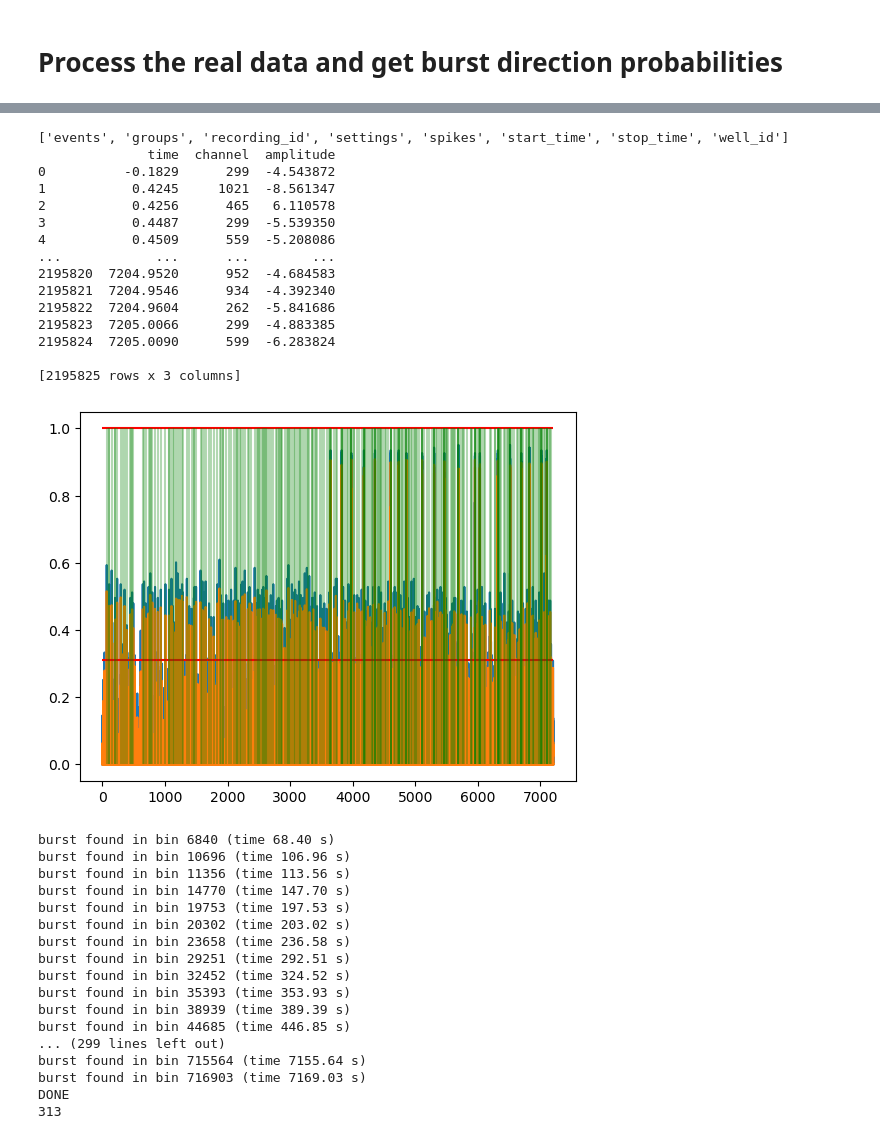
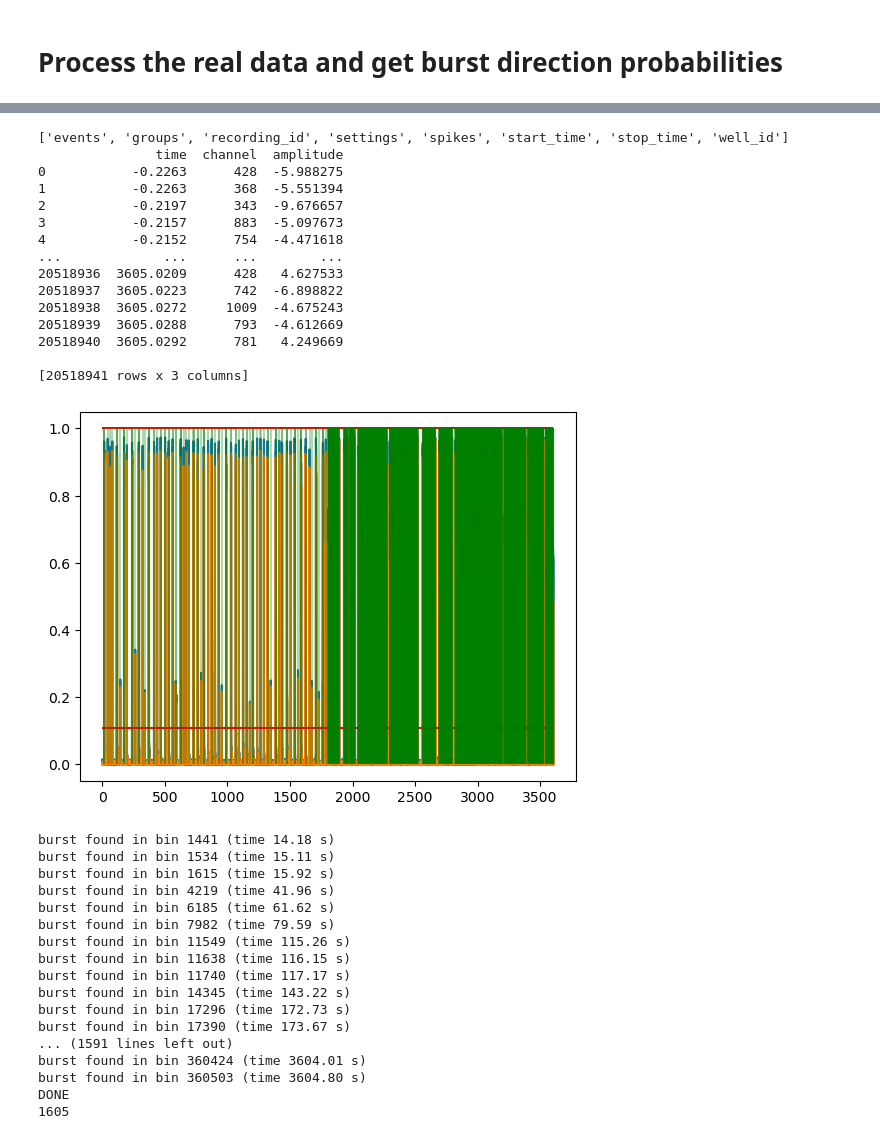
Before and after one commit to Holistic-Agential-Learning/HAL, a Jupyter notebook: analysis/mouse_1d_analysis 2h.ipynb, the cells around one changed output, grey strips where cells are left out. Saved outputs shown, nothing was run; the diff lists cells and outputs as text; code cells hidden in the pictures.

```diff
--- a/analysis/mouse_1d_analysis 2h.ipynb
+++ b/analysis/mouse_1d_analysis 2h.ipynb
@@ -22,12 +22,13 @@ homedir=os.path.expanduser("~")
 
 filepath = "/run/user/1001/gvfs/smb-share:server=rstore.it.tufts.edu,share=as_rsch_levinlab_wclawson01$/Experimental Data/Summer 2024/mouse_1d/7-9 mouse_1d_test/7/well4/"
 filepath = "/run/user/1001/gvfs/smb-share:server=rstore.it.tufts.edu,share=as_rsch_levinlab_wclawson01$/Experimental Data/Summer 2024/mouse_1d/2h_7-12/M07484/240712/4/well4/"
+filepath = "/run/user/1001/gvfs/smb-share:server=rstore.it.tufts.edu,share=as_rsch_levinlab_wclawson01$/Experimental Data/Summer 2024/mouse_1d/DIV13/M07475/240716/0/well1/"
 
-filename = "2h_7-12_well_4"
+filename = "DIV13_well_1"
 #filename = "2h_well_4"
 filetag = ".raw.h5"
 datapath = homedir + "/Documents/HAL/data/wes_analysis/"
-well_no = 4
+well_no = 1
 recording_no = 0
 # %%
 events = mla.load_events(filepath + filename + filetag, well_no)
@@ -266,40 +272,40 @@ display(full_movement_df)
 # %%
-burst_list = m1da.find_bursts(filepath, filename, well_no, recording_no, burst_thresh = 8, datapath = datapath, stim_thresh = 1) # don't filter out stimulations by burst size - do it with events.
+burst_list = m1da.find_bursts(filepath, filename, well_no, recording_no, burst_thresh = 1, datapath = datapath, stim_thresh = 1) # don't filter out stimulations by burst size - do it with events.
 print(len(burst_list))
 # %% [output]
 ['events', 'groups', 'recording_id', 'settings', 'spikes', 'start_time', 'stop_time', 'well_id']
-              time  channel  amplitude
-0          -0.1829      299  -4.543872
-1           0.4245     1021  -8.561347
-2           0.4256      465   6.110578
-3           0.4487      299  -5.539350
-4           0.4509      559  -5.208086
-...            ...      ...        ...
-2195820  7204.9520      952  -4.684583
-2195821  7204.9546      934  -4.392340
-2195822  7204.9604      262  -5.841686
-2195823  7205.0066      299  -4.883385
-2195824  7205.0090      599  -6.283824
+               time  channel  amplitude
+0           -0.2263      428  -5.988275
+1           -0.2263      368  -5.551394
+2           -0.2197      343  -9.676657
+3           -0.2157      883  -5.097673
+4           -0.2152      754  -4.471618
+...             ...      ...        ...
+20518936  3605.0209      428   4.627533
+20518937  3605.0223      742  -6.898822
+20518938  3605.0272     1009  -4.675243
+20518939  3605.0288      793  -4.612669
+20518940  3605.0292      781   4.249669
 
-[2195825 rows x 3 columns]
+[20518941 rows x 3 columns]
-[figure, old version]
+[figure, new version]
-burst found in bin 6840 (time 68.40 s)
-burst found in bin 10696 (time 106.96 s)
-burst found in bin 11356 (time 113.56 s)
-burst found in bin 14770 (time 147.70 s)
-burst found in bin 19753 (time 197.53 s)
-burst found in bin 20302 (time 203.02 s)
-burst found in bin 23658 (time 236.58 s)
-burst found in bin 29251 (time 292.51 s)
-burst found in bin 32452 (time 324.52 s)
-burst found in bin 35393 (time 353.93 s)
-burst found in bin 38939 (time 389.39 s)
-burst found in bin 44685 (time 446.85 s)
-... (299 lines left out)
-burst found in bin 715564 (time 7155.64 s)
-burst found in bin 716903 (time 7169.03 s)
+burst found in bin 1441 (time 14.18 s)
+burst found in bin 1534 (time 15.11 s)
+burst found in bin 1615 (time 15.92 s)
+burst found in bin 4219 (time 41.96 s)
+burst found in bin 6185 (time 61.62 s)
+burst found in bin 7982 (time 79.59 s)
+burst found in bin 11549 (time 115.26 s)
+burst found in bin 11638 (time 116.15 s)
+burst found in bin 11740 (time 117.17 s)
+burst found in bin 14345 (time 143.22 s)
+burst found in bin 17296 (time 172.73 s)
+burst found in bin 17390 (time 173.67 s)
+... (1591 lines left out)
+burst found in bin 360424 (time 3604.01 s)
+burst found in bin 360503 (time 3604.80 s)
 DONE
-313
+1605
 # %%
 p = re.compile(r"stimulation\":\"\L<world_locs>\"", world_locs=set(world))
 
```
Also changed, not shown: parts of 17 cells of this notebook, 1 other file.
